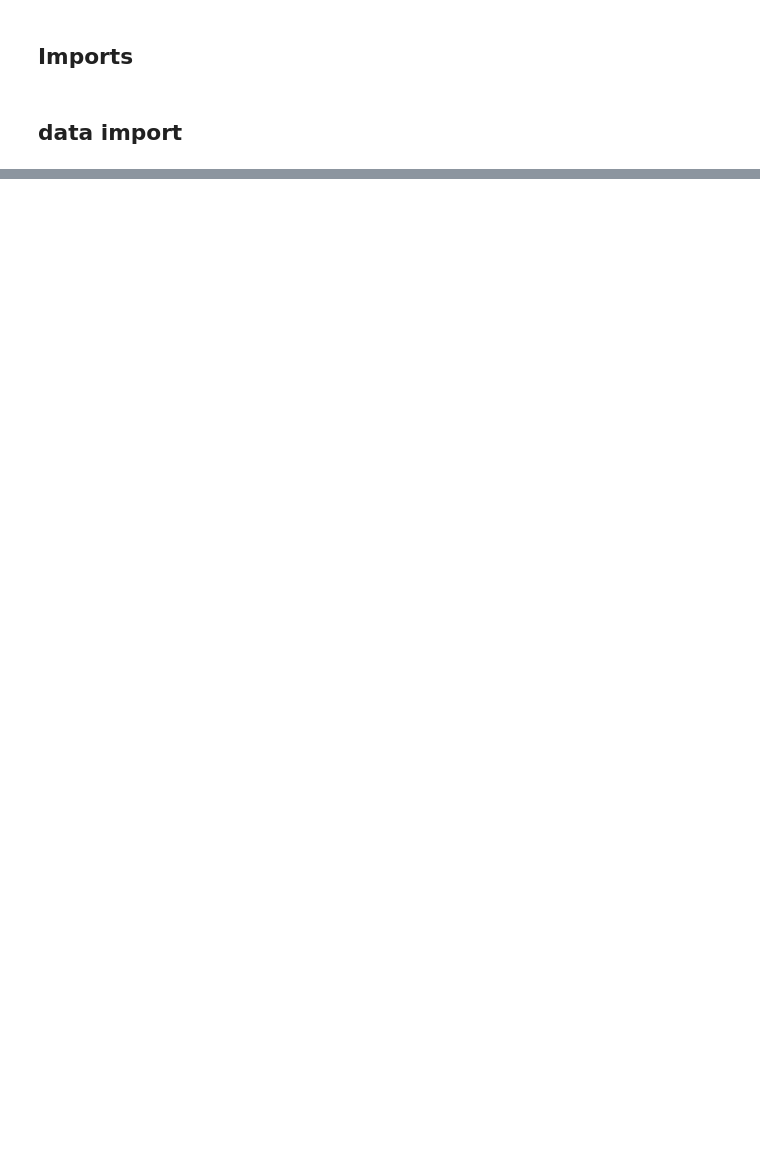
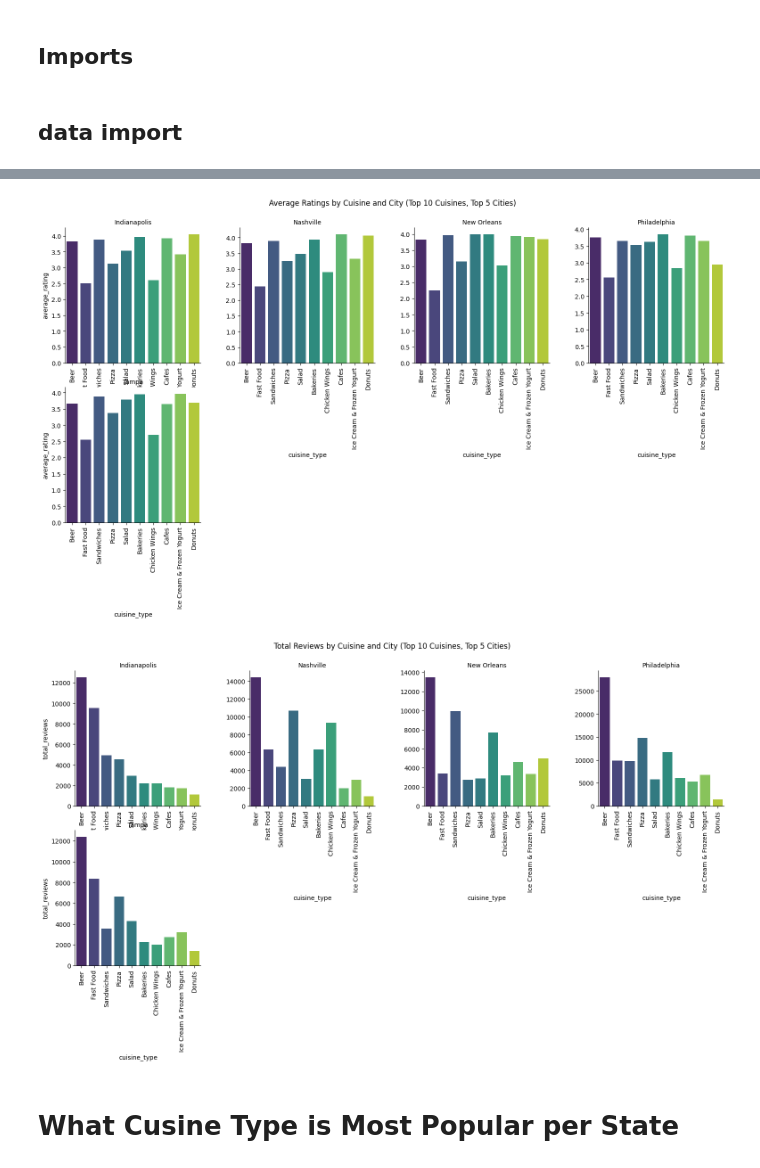
Before and after one commit to orethadomfeh/YelpGrowthInsights, a Jupyter notebook: code/model.ipynb, the cells around one changed output, grey strips where cells are left out. Cells and saved outputs as stored; diff of their text form; code cells hidden in the pictures; blank space fills up the shorter version.

```diff
--- a/code/model.ipynb
+++ b/code/model.ipynb
@@ -94,0 +507,7 @@ print("\nClassification Report:\n", classification_report(y_test, y_pred))
+# %%
+"""This line sorts the summary DataFrame by 'city' in ascending order,
+then by 'average_rating' in descending order, and finally by 'total_reviews' in descending order.
+The result is a DataFrame with the top-rated and most-reviewed cuisine types listed first for each city.
+"""
+
+sorted_summary = summary.sort_values(by=['city', 'state', 'total_reviews','average_rating',], ascending=[True, True, False, False]).reset_index(drop=True)
@@ -94,0 +566,4 @@ print("\nClassification Report:\n", classification_report(y_test, y_pred))
+# %%
+#Select the top N cities based on the total number of reviews: The cities with the most reviews
+N = 5  # Set N to your desired number of cities
+top_cities = sorted_summary.groupby('city')['total_reviews'].sum().nlargest(N).index
@@ -94,0 +574,4 @@ print("\nClassification Report:\n", classification_report(y_test, y_pred))
+# %%
+#Filter the sorted_summary DataFrame to include only the top 50 cuisines and top N cities:
+#gets the top 10 most popular cusines, and the top 5 cities with the most reviews
+filtered_summary = sorted_summary[sorted_summary['cuisine_type'].isin(top_10_cuisines) & sorted_summary['city'].isin(top_cities)]
@@ -94,0 +587,21 @@ print("\nClassification Report:\n", classification_report(y_test, y_pred))
+# %%
+def create_faceted_barplot(data, values, title):
+    g = sns.FacetGrid(data, col='city', col_wrap=4, sharex=False, sharey=False, height=4)
+    g.map(sns.barplot, 'cuisine_type', values, order=data['cuisine_type'].unique(), palette='viridis')
+
+    for ax in g.axes.flat:
+        ax.tick_params(axis='x', labelrotation=90)
+
+    g.set_titles('{col_name}')
+    plt.subplots_adjust(top=0.9)
+    g.fig.suptitle(title)
+    plt.show()
+# %%
+#this plot allows us to see, out of the most reviewed states, what kind of cusines they favor
+create_faceted_barplot(filtered_summary, 'average_rating', 'Average Ratings by Cuisine and City (Top 10 Cuisines, Top {} Cities)'.format(N))
+create_faceted_barplot(filtered_summary, 'total_reviews', 'Total Reviews by Cuisine and City (Top 10 Cuisines, Top {} Cities)'.format(N))
+# %% [output]
+[figure, added]
+[figure, added]
+# %% [markdown]
+# What Cusine Type is Most Popular per State
```
Also changed, not shown: parts of 108 cells of this notebook, 1 other file.
